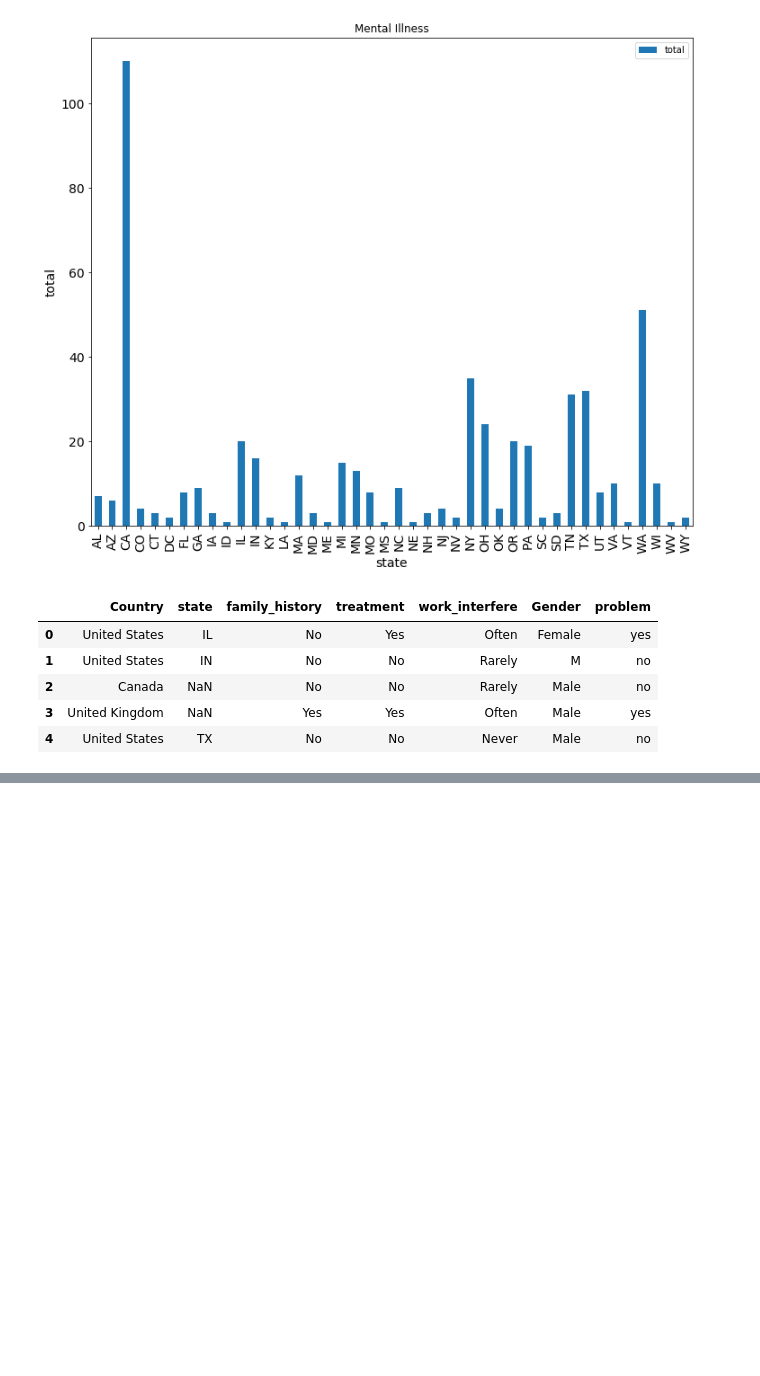
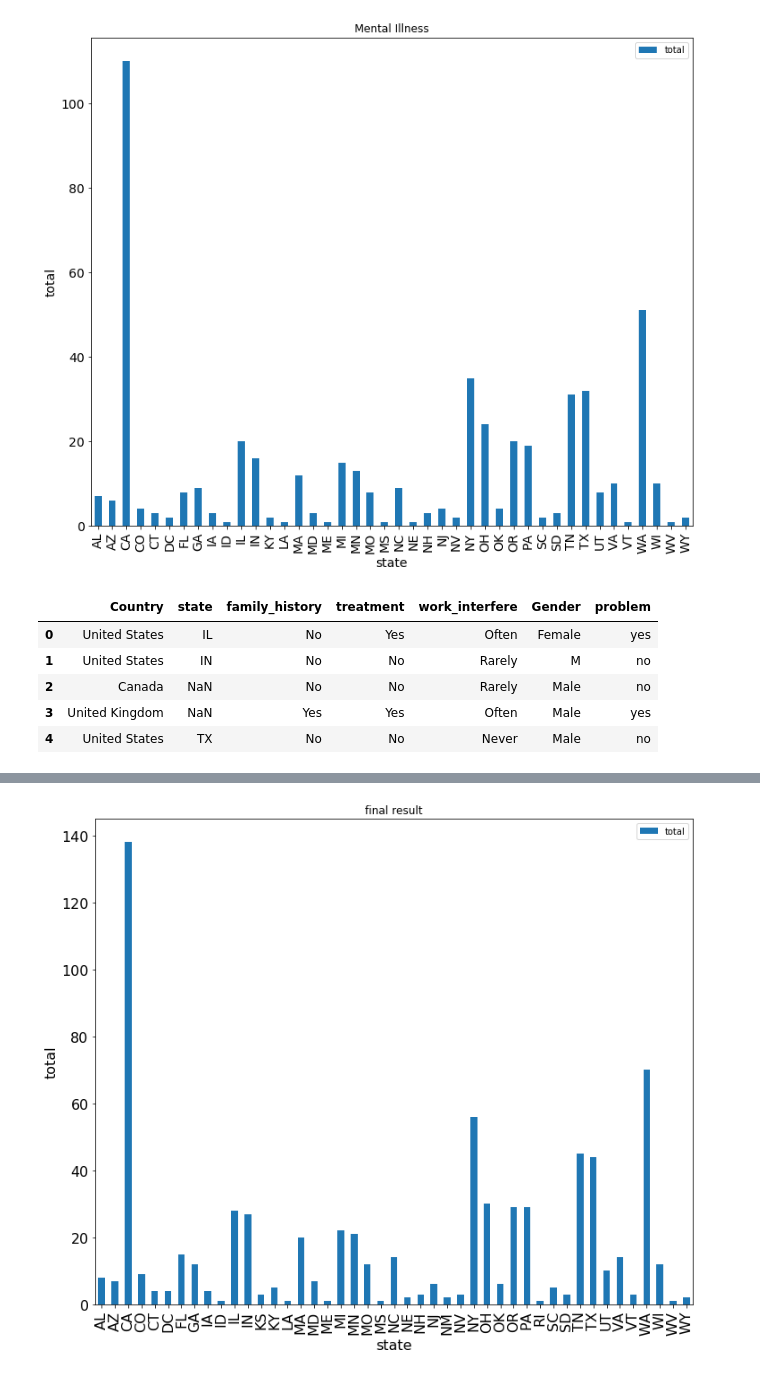
Before and after one commit to Rewanth23/rewanthassign, a Jupyter notebook: 1202finalassignment#4.ipynb, the cells around one changed output, grey strips where cells are left out. Cells and saved outputs as stored; diff of their text form; code cells hidden in the pictures; blank space fills up the shorter version.

Commit message:
attitudes plot

```diff
--- a/1202finalassignment#4.ipynb
+++ b/1202finalassignment#4.ipynb
@@ -104,3 +104,15 @@ filtering.head()
 | 2 | Canada | NaN | No | No | Rarely | Male | no |
 | 3 | United Kingdom | NaN | Yes | Yes | Often | Male | yes |
 | 4 | United States | TX | No | No | Never | Male | no |
+# %%
+conditions = [
+    (raw['wellness_program'] == 'Yes'),
+    (raw['seek_help'] == 'Yes') ,
+    (raw['leave'] == 'Very easy'),
+    (raw['leave'] == 'Somewhat easy'),
+    (raw['coworkers'] == 'Yes'),
+    (raw['mental_health_interview'] == 'Yes'),
+    (raw['mental_health_consequence'] == 'Yes')]
+choices = ['ok','ok','ok','ok','ok','ok','ok']
+filtering2['result'] = np.select(conditions, choices, default = 'not ok')
+filtering2.head()
@@ -106,0 +126,3 @@ filtering.head()
+# %%
+filtering2us = filtering2[filtering2['Country'].str.contains('United States')]
+filtering2us.head()
@@ -106,0 +136,3 @@ filtering.head()
+# %%
+filtering2usstates = pd.DataFrame(filtering2us, columns = ['state','result'])
+filtering2usstates.head()
@@ -106,0 +146,4 @@ filtering.head()
+# %%
+filtering2usstatesfinal= filtering2usstates[filtering2usstates['result'].str.contains('ok')]
+filtering2usstatesfinalgroup = filtering2usstatesfinal.groupby(['state'])['state'].count().reset_index(name='total')
+filtering2usstatesfinalgroup.head()
@@ -106,0 +157,7 @@ filtering.head()
+# %%
+fig = filtering2usstatesfinalgroup[['state','total']].plot(x = 'state', y = 'total',kind='bar', title ="final result", figsize=(12, 10), legend=True, fontsize=16)
+fig.set_xlabel("state", fontsize=16)
+fig.set_ylabel("total", fontsize=16)
+plt.show()
+# %% [output]
+[figure, added]
```
Also changed, not shown: parts of 4 cells of this notebook.
